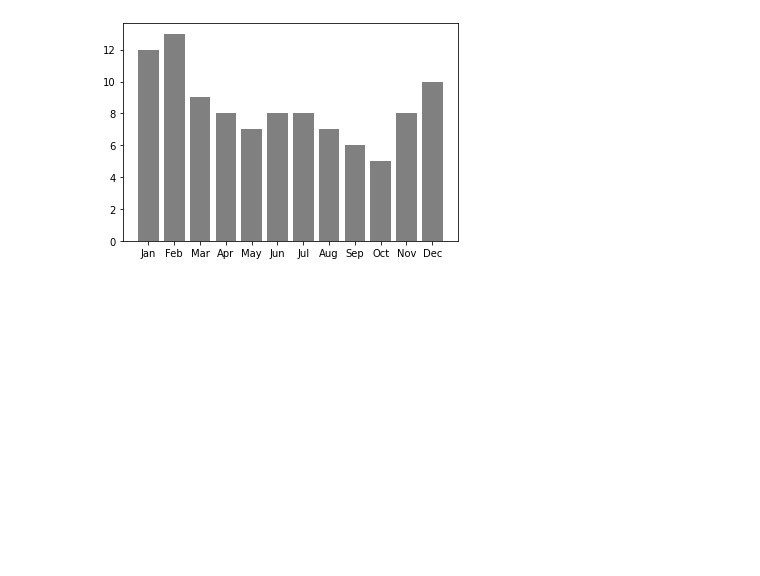
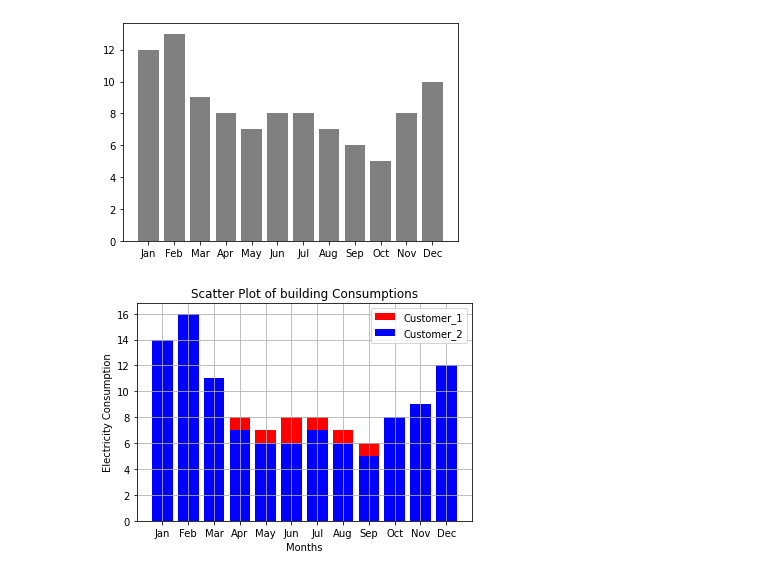
Before and after one commit to CodeAbsolute/machine_learning-data_science, a Jupyter notebook: Matplotlib.ipynb, the cells around one changed output. Drawn from its saved outputs; the diff is of its cells as text; code cells hidden in the pictures; blank space fills up the shorter version.

```diff
--- a/Matplotlib.ipynb
+++ b/Matplotlib.ipynb
@@ -92,3 +92,16 @@ plt.bar(Month,Customer_1,width=0.8,color='grey')
 plt.show()
 # %% [output]
 [figure]
+# %%
+# trying to show 2 bar chart
+plt.bar(Month, Customer_1,color='red',label='Customer_1')
+plt.bar(Month, Customer_2,color='blue',label='Customer_2')
+plt.xlabel('Months')
+plt.ylabel('Electricity Consumption')
+plt.title('Scatter Plot of building Consumptions')
+plt.legend()
+plt.show()
+
+# this overlaps the customer 1 graph
+# %% [output]
+[figure, added]
```
Also changed, not shown: parts of 3 cells of this notebook.
